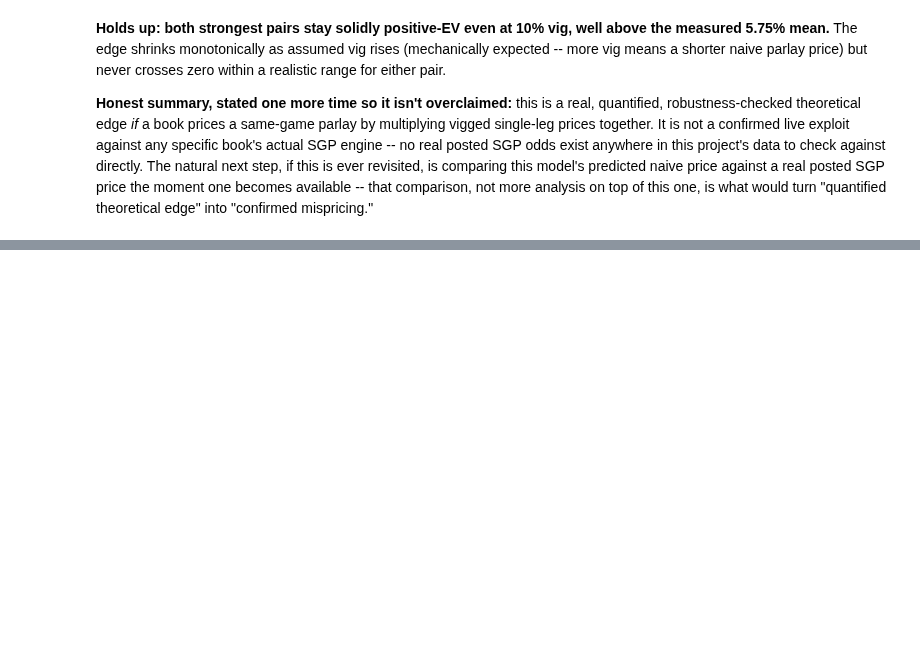
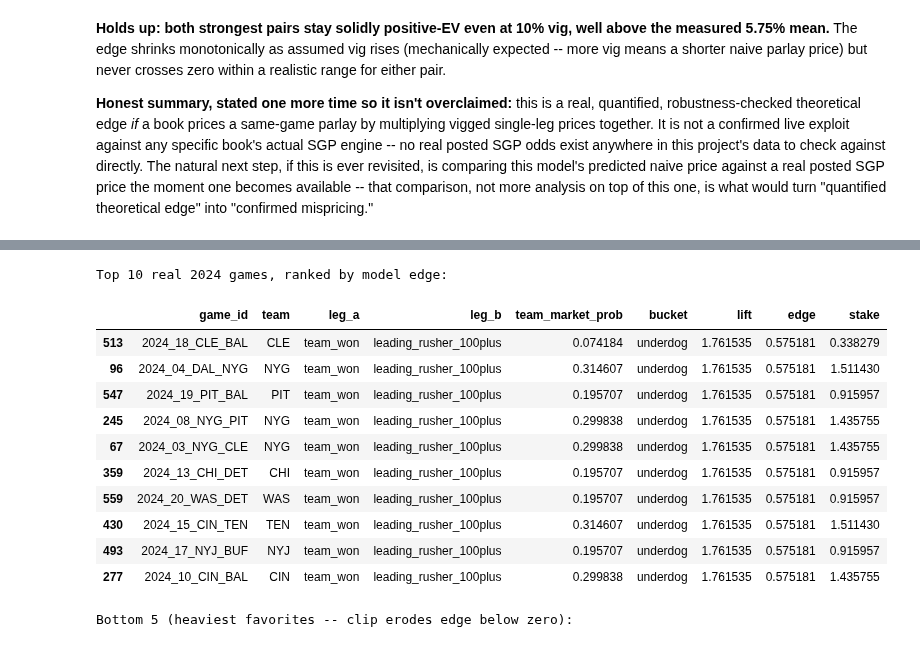
Before and after one commit to rahulr-1006/nfl_2026, a Jupyter notebook: notebooks/model_backtest_results.ipynb, the cells around one changed output, grey strips where cells are left out. Saved outputs shown, nothing was run; the diff lists cells and outputs as text; code cells hidden in the pictures; blank space fills up the shorter version.

```diff
--- a/notebooks/model_backtest_results.ipynb
+++ b/notebooks/model_backtest_results.ipynb
@@ -1595,0 +1606,19 @@ edge" into "confirmed mispricing."
+# %%
+from src.backtest.correlated_props import (
+    measure_leg_correlation_by_bucket, bucket_favorite_strength,
+    estimate_game_specific_joint_prob, FAVORITE_BUCKETS,
+)
+
+# team-level market prob: home team's market_prob_home, away team's 1 - that
+home_side = training_df[["game_id", "home_team", "market_prob_home"]].rename(columns={"home_team": "team", "market_prob_home": "team_market_prob"})
+away_side = training_df[["game_id", "away_team", "market_prob_home"]].rename(columns={"away_team": "team"})
+away_side["team_market_prob"] = 1 - away_side["market_prob_home"]
+away_side = away_side.drop(columns=["market_prob_home"])
+team_market = pd.concat([home_side, away_side], ignore_index=True)
+
+merged = team_game.merge(team_market, on=["game_id", "team"], how="inner")
+
+for leg_a, leg_b in [("team_won", "leading_rusher_100plus"), ("game_over", "qb_2plus_tds")]:
+    print(f"\n=== {leg_a} x {leg_b} ===")
+    bucket_table = measure_leg_correlation_by_bucket(merged[leg_a], merged[leg_b], merged["team_market_prob"])
+    display(bucket_table[["bucket", "mean_market_prob", "n", "lift", "p_value"]])
@@ -1595,0 +1650,43 @@ edge" into "confirmed mispricing."
+# %%
+from src.backtest.correlated_props import correlated_edge, MEASURED_PROP_VIG
+
+pairs = [("team_won", "leading_rusher_100plus"), ("game_over", "qb_2plus_tds")]
+historical_p_b, bucket_lift = {}, {}
+for leg_a, leg_b in pairs:
+    historical_p_b[(leg_a, leg_b)] = float(merged[leg_b].mean())
+    bt = measure_leg_correlation_by_bucket(merged[leg_a], merged[leg_b], merged["team_market_prob"])
+    bucket_lift[(leg_a, leg_b)] = dict(zip(bt["bucket"], bt["lift"]))
+
+test_2024 = merged[merged["game_id"].str.startswith("2024")].copy()
+rows = []
+for leg_a, leg_b in pairs:
+    p_b = historical_p_b[(leg_a, leg_b)]
+    for row in test_2024.itertuples():
+        p_a = row.team_market_prob
+        bucket = bucket_favorite_strength(p_a)
+        lift = bucket_lift[(leg_a, leg_b)][bucket]
+        joint = estimate_game_specific_joint_prob(p_a, p_b, lift)
+        e = correlated_edge(p_a, p_b, joint)
+        rows.append({"game_id": row.game_id, "team": row.team, "leg_a": leg_a, "leg_b": leg_b,
+                      "team_market_prob": p_a, "bucket": bucket, "lift": lift,
+                      "edge": e["edge"], "stake": e["suggested_stake"]})
+
+opp_df = pd.DataFrame(rows).sort_values("edge", ascending=False)
+print("Top 10 real 2024 games, ranked by model edge:")
+display(opp_df.head(10))
+print("\nBottom 5 (heaviest favorites -- clip erodes edge below zero):")
+display(opp_df.tail(5))
+# %% [output]
+Top 10 real 2024 games, ranked by model edge:
+|  | game_id | team | leg_a | leg_b | team_market_prob | bucket | lift | edge | stake |
+| 513 | 2024_18_CLE_BAL | CLE | team_won | leading_rusher_100plus | 0.074184 | underdog | 1.761535 | 0.575181 | 0.338279 |
+| 96 | 2024_04_DAL_NYG | NYG | team_won | leading_rusher_100plus | 0.314607 | underdog | 1.761535 | 0.575181 | 1.511430 |
+| 547 | 2024_19_PIT_BAL | PIT | team_won | leading_rusher_100plus | 0.195707 | underdog | 1.761535 | 0.575181 | 0.915957 |
+| 245 | 2024_08_NYG_PIT | NYG | team_won | leading_rusher_100plus | 0.299838 | underdog | 1.761535 | 0.575181 | 1.435755 |
+| 67 | 2024_03_NYG_CLE | NYG | team_won | leading_rusher_100plus | 0.299838 | underdog | 1.761535 | 0.575181 | 1.435755 |
+| 359 | 2024_13_CHI_DET | CHI | team_won | leading_rusher_100plus | 0.195707 | underdog | 1.761535 | 0.575181 | 0.915957 |
+| 559 | 2024_20_WAS_DET | WAS | team_won | leading_rusher_100plus | 0.195707 | underdog | 1.761535 | 0.575181 | 0.915957 |
+| 430 | 2024_15_CIN_TEN | TEN | team_won | leading_rusher_100plus | 0.314607 | underdog | 1.761535 | 0.575181 | 1.511430 |
+| 493 | 2024_17_NYJ_BUF | NYJ | team_won | leading_rusher_100plus | 0.195707 | underdog | 1.761535 | 0.575181 | 0.915957 |
+| 277 | 2024_10_CIN_BAL | CIN | team_won | leading_rusher_100plus | 0.299838 | underdog | 1.761535 | 0.575181 | 1.435755 |
+Bottom 5 (heaviest favorites -- clip erodes edge below zero):
```
Also changed, not shown: parts of 8 cells of this notebook, 14 other files.
